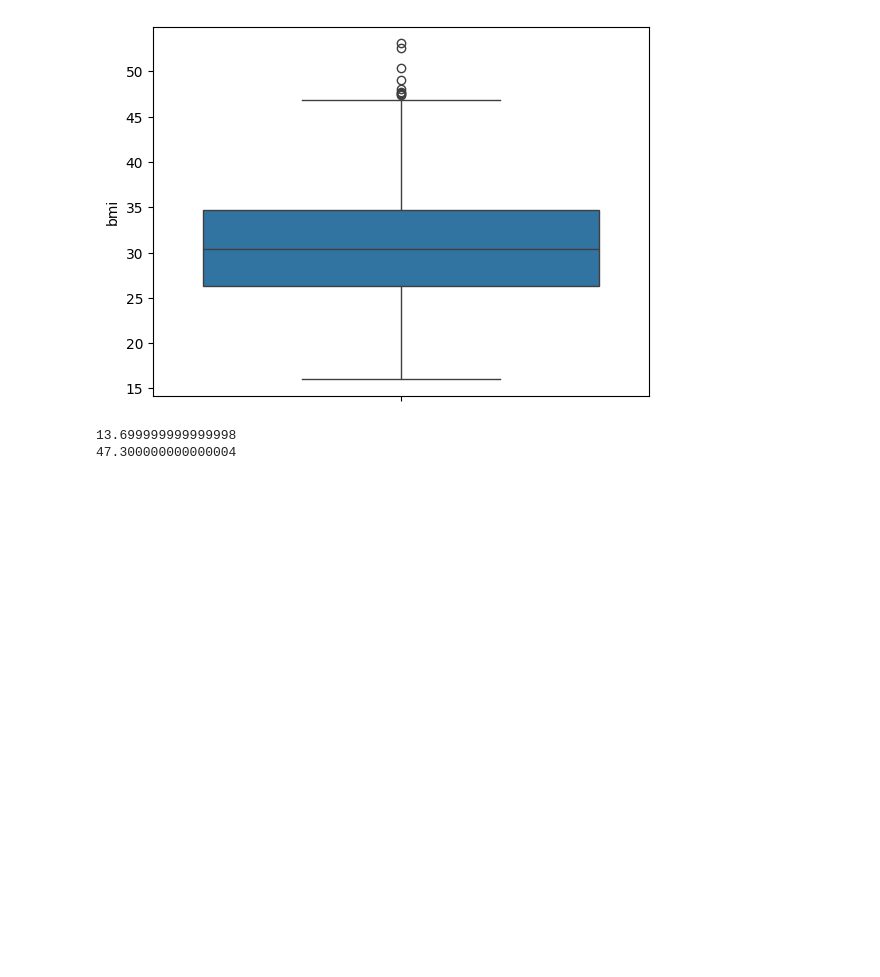
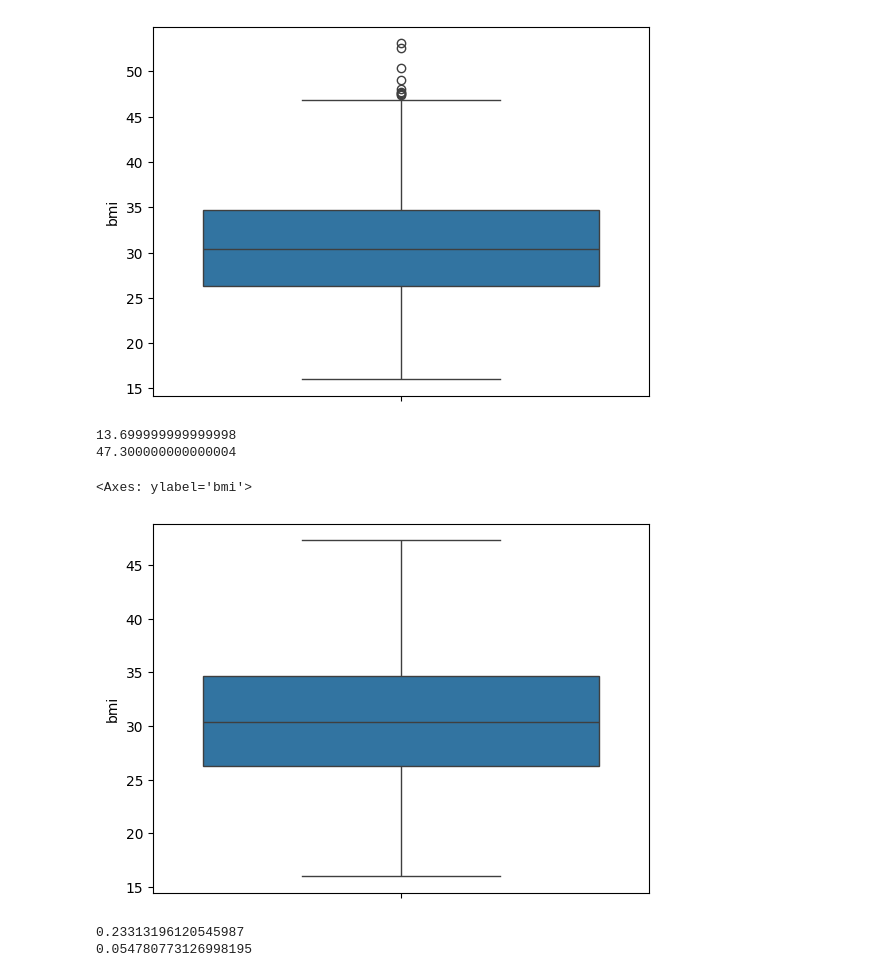
Before and after one commit to robinsingh-rs/data-science-portfolio, a Jupyter notebook: medical insurance price prediction/Untitled-1.ipynb, the cells around one changed output. Saved outputs shown, nothing was run; the diff lists cells and outputs as text; code cells hidden in the pictures; blank space fills up the shorter version.

```diff
--- a/medical insurance price prediction/Untitled-1.ipynb
+++ b/medical insurance price prediction/Untitled-1.ipynb
@@ -115,3 +122,16 @@ print(high)
 # %% [output]
 13.699999999999998
 47.300000000000004
+# %%
+arb = ArbitraryOutlierCapper(min_capping_dict={'bmi':low}, max_capping_dict={'bmi':high})
+df[['bmi']] = arb.fit_transform(df[['bmi']])
+sns.boxplot(df['bmi'])
+# %% [output]
+<Axes: ylabel='bmi'>
+[figure, added]
+# %%
+print(df['bmi'].skew())
+print(df['age'].skew())
+# %% [output]
+0.23313196120545987
+0.054780773126998195
```
Also changed, not shown: parts of 6 cells of this notebook.
